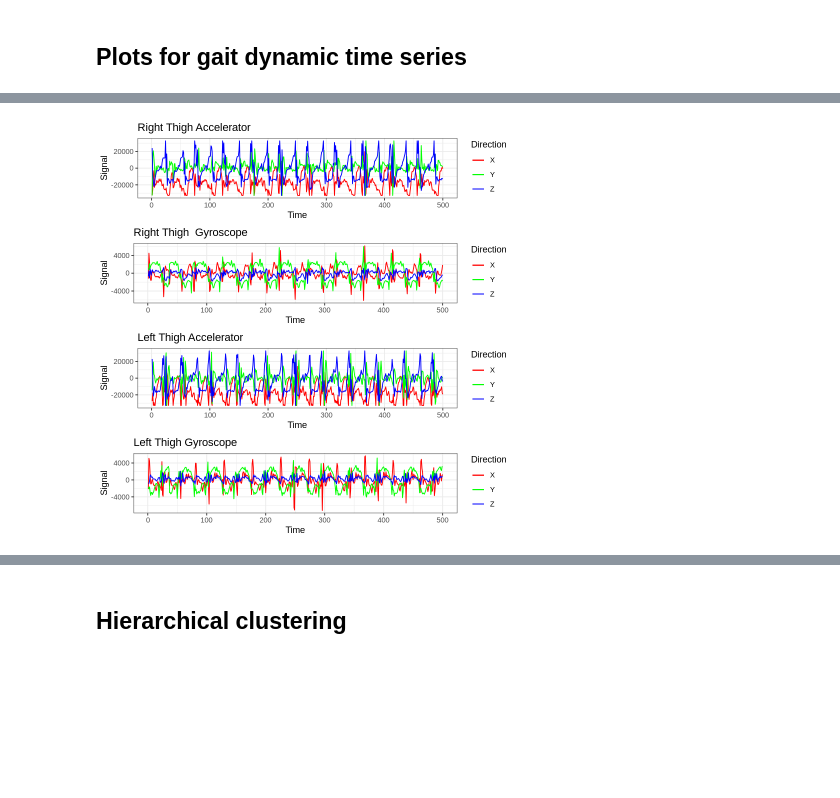
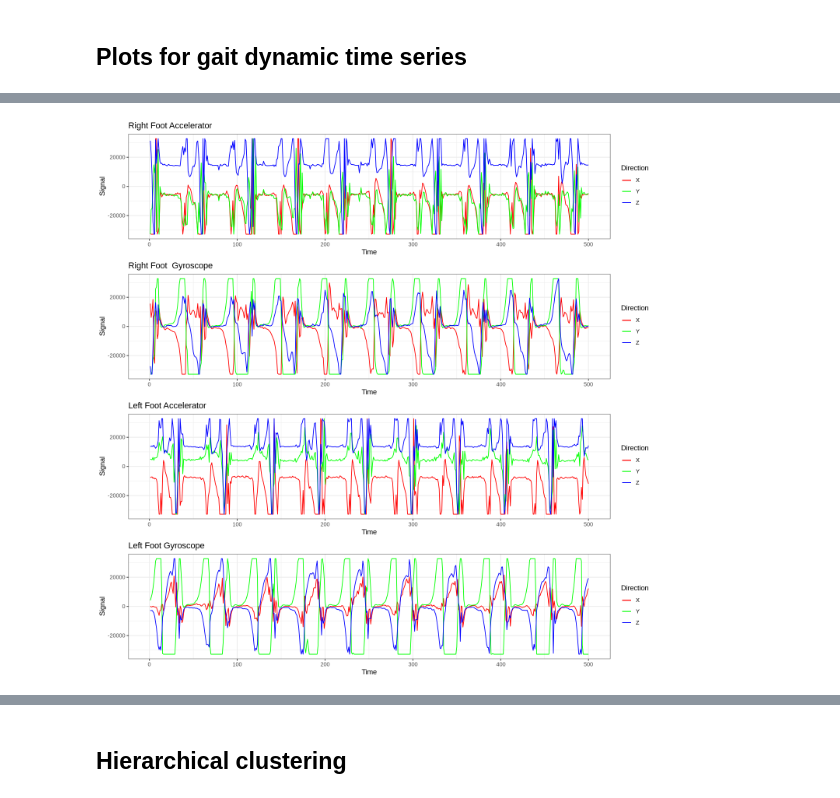
Before and after one commit to ormorteey/STA-250-Project, a Jupyter notebook: STA_250_[R]_Computational_Statistics.ipynb, the cells around one changed output, grey strips where cells are left out. Cells and saved outputs as stored; diff of their text form; code cells hidden in the pictures; blank space fills up the shorter version.

```diff
--- a/STA_250_[R]_Computational_Statistics.ipynb
+++ b/STA_250_[R]_Computational_Statistics.ipynb
@@ -233,4 +247,6 @@ gait_dynamic_ts_shin_plot_fn(walking_01_02_df)
-# %%
-gait_dynamic_ts_thigh_plot_fn(walking_01_02_df)
-# %% [output]
-[figure, removed]
+# %%
+#@title
+fig(width = 12, heigth = 12)
+gait_dynamic_ts_foot_plot_fn(ts_df)
+# %% [output]
+[figure, added]
```
Also changed, not shown: parts of 43 cells of this notebook.
